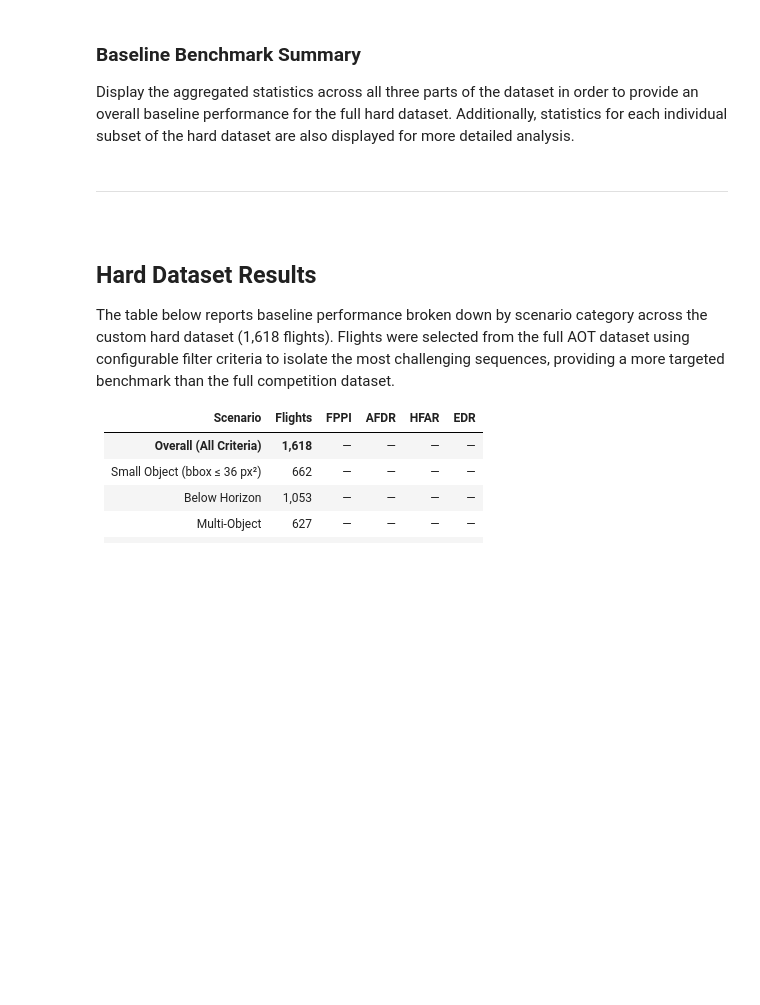
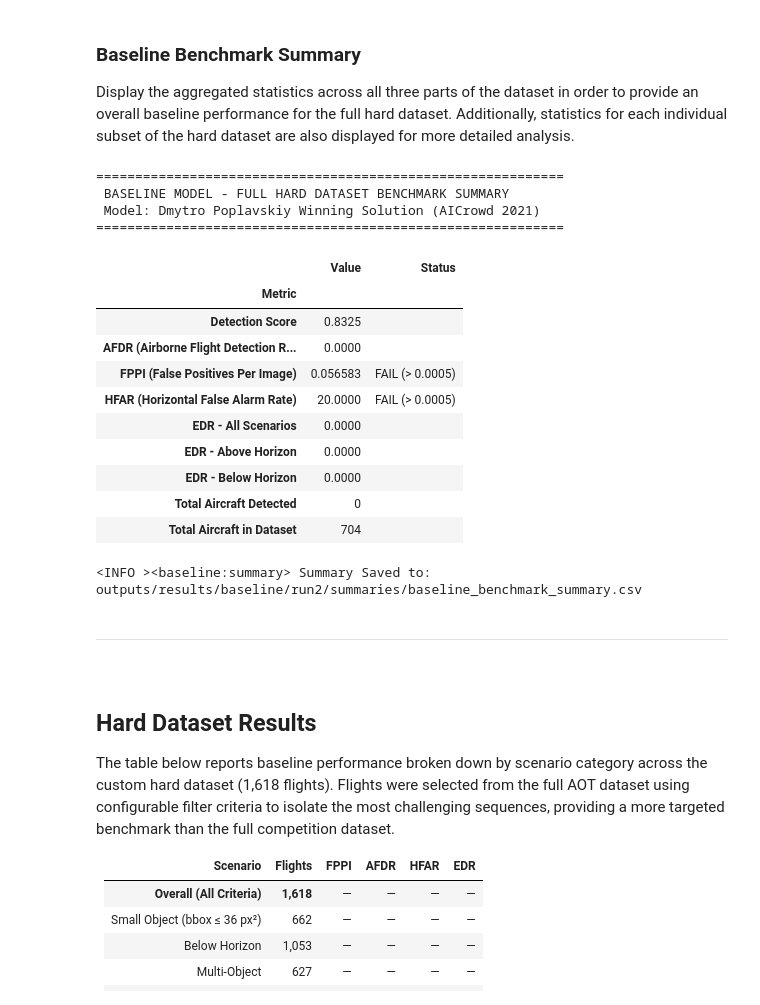
Before and after one commit to MaxB-RnD/Vision-Based-Sense-and-Avoid, a Jupyter notebook: notebooks/baseline.ipynb, the cells around one changed output. Cells and saved outputs as stored; diff of their text form; code cells hidden in the pictures; blank space fills up the shorter version.

Commit message:
Finalising Summary Output

```diff
--- a/notebooks/baseline.ipynb
+++ b/notebooks/baseline.ipynb
@@ -228,14 +275,6 @@ print(f"  Metrics-Ready Results Stored at : {METRICS_RESULTS_PATH}")
 ### **Run Metrics Evaluation**
 
 Run the official AICrowd evaluation metrics against the ground truth for each dataset part, saving per-part summaries to `SUMMARIES_DIR`.
-# %%
-with open(RAW_RESULTS_PATH) as f:
-    results = json.load(f)
-
-scores = [det["s"] for entry in results for det in entry.get("detections", [])]
-print("Min:", min(scores))
-print("Max:", max(scores))
-print("Count:", len(scores))
 # %%
 # Locate the Competition Metrics Script.
 metrics_script = os.path.join(PROJECT_ROOT, "core/metrics/run_airborne_metrics.py")
@@ -267,6 +324,7 @@ else:
         summary = json.load(f)
 
     # Extract Key Metrics from Summary JSON.
+    score         = summary["min_det_score"]
     fppi          = summary["fppi"]
     hfar          = summary["far"]
     afdr          = summary["fl_dr_in_range"]
@@ -277,33 +335,51 @@ else:
     edr_below     = summary["Detection"]["Encounters"]["300"]["Below Horizon"]["dr"]
 
     # Rank Metrics Against Thresholds.
     fppi_status = "PASS (≤ 0.0005)" if fppi  <= 0.0005 else f"FAIL (> 0.0005)"
     hfar_status = "PASS (≤ 0.5)"    if hfar  <= 0.5    else f"FAIL (> 0.0005)"
 
     # Build Summary DataFrame.
     summary_df = pd.DataFrame([
+        {"Metric": "Detection Score",                       "Value": f"{score:.4f}",       "Status": ""},
         {"Metric": "AFDR (Airborne Flight Detection Rate)", "Value": f"{afdr:.4f}",        "Status": ""},
         {"Metric": "FPPI (False Positives Per Image)",      "Value": f"{fppi:.6f}",        "Status": fppi_status},
         {"Metric": "HFAR (Horizontal False Alarm Rate)",    "Value": f"{hfar:.4f}",        "Status": hfar_status},
         {"Metric": "EDR - All Scenarios",                   "Value": f"{edr_all:.4f}",     "Status": ""},
         {"Metric": "EDR - Above Horizon",                   "Value": f"{edr_above:.4f}",   "Status": ""},
         {"Metric": "EDR - Below Horizon",                   "Value": f"{edr_below:.4f}",   "Status": ""},
         {"Metric": "Total Aircraft Detected",               "Value": f"{det_aircraft}",    "Status": ""},
         {"Metric": "Total Aircraft in Dataset",             "Value": f"{tot_aircraft}",    "Status": ""},
     ])
 
     # Print Summary to Console.
     print("\n" + "=" * 60)
     print(" BASELINE MODEL - FULL HARD DATASET BENCHMARK SUMMARY")
     print(" Model: Dmytro Poplavskiy Winning Solution (AICrowd 2021)")
     print("=" * 60)
     display(summary_df.set_index("Metric"))
 
     # Save Aggregated Summary to CSV.
     output_path = os.path.join(EVAL_SUMMARY_DIR, "baseline_benchmark_summary.csv")
     summary_df.to_csv(output_path, index=False)
     print()
     log(LogLevel.INFO, "baseline:summary", "Summary Saved to: %s", output_path)
+# %% [output]
+============================================================
+ BASELINE MODEL - FULL HARD DATASET BENCHMARK SUMMARY
+ Model: Dmytro Poplavskiy Winning Solution (AICrowd 2021)
+============================================================
+|  | Value | Status |
+| Metric |  |  |
+| Detection Score | 0.8325 |  |
+| AFDR (Airborne Flight Detection R... | 0.0000 |  |
+| FPPI (False Positives Per Image) | 0.056583 | FAIL (> 0.0005) |
+| HFAR (Horizontal False Alarm Rate) | 20.0000 | FAIL (> 0.0005) |
+| EDR - All Scenarios | 0.0000 |  |
+| EDR - Above Horizon | 0.0000 |  |
+| EDR - Below Horizon | 0.0000 |  |
+| Total Aircraft Detected | 0 |  |
+| Total Aircraft in Dataset | 704 |  |
+<INFO ><baseline:summary> Summary Saved to: outputs/results/baseline/run2/summaries/baseline_benchmark_summary.csv
 # %% [markdown]
 
 ---
```
Also changed, not shown: parts of 7 cells of this notebook.
